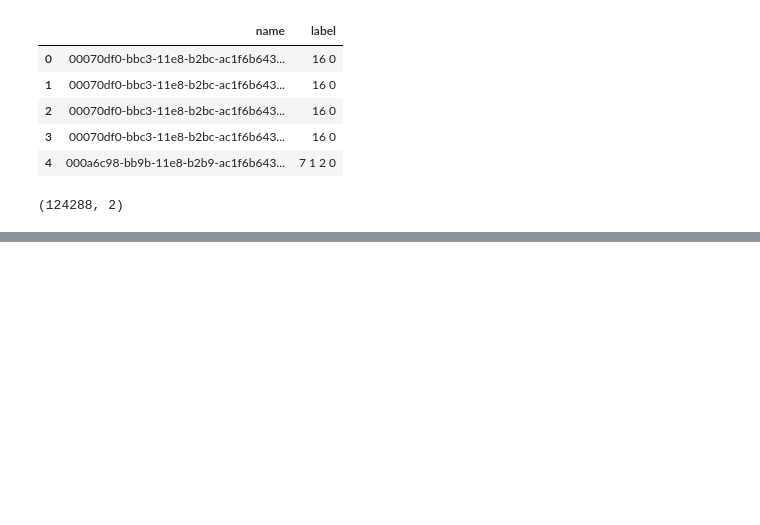
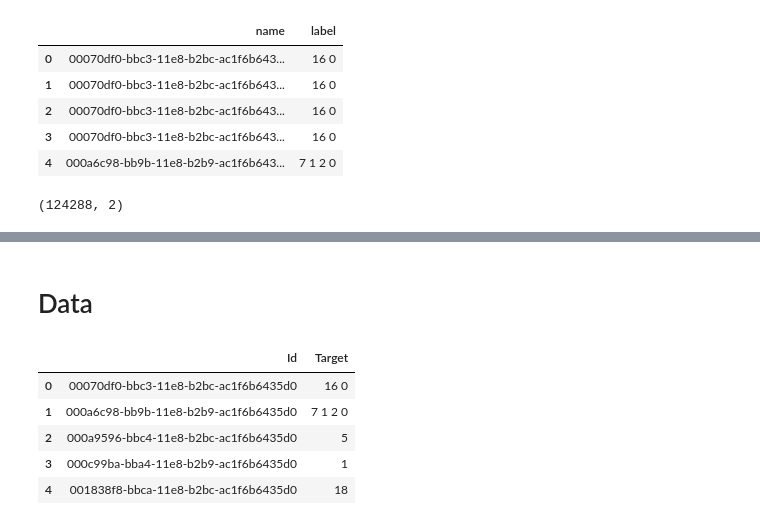
Before and after one commit to ChristophNeuner/human-protein-atlas-image-classification, a Jupyter notebook: hpaic.ipynb, the cells around one changed output, grey strips where cells are left out. Cells and saved outputs as stored; diff of their text form; code cells hidden in the pictures; blank space fills up the shorter version.

```diff
--- a/hpaic.ipynb
+++ b/hpaic.ipynb
@@ -112,0 +172,12 @@ stage1_data.show_batch(rows=5, figsize=(25,25))
+# %% [markdown]
+# Data
+# %%
+p = pd.read_csv(DP/TRAIN_CSV).head()
+p.head()
+# %% [output]
+|  | Id | Target |
+| 0 | 00070df0-bbc3-11e8-b2bc-ac1f6b6435d0 | 16 0 |
+| 1 | 000a6c98-bb9b-11e8-b2b9-ac1f6b6435d0 | 7 1 2 0 |
+| 2 | 000a9596-bbc4-11e8-b2bc-ac1f6b6435d0 | 5 |
+| 3 | 000c99ba-bba4-11e8-b2b9-ac1f6b6435d0 | 1 |
+| 4 | 001838f8-bbca-11e8-b2bc-ac1f6b6435d0 | 18 |
```
Also changed, not shown: parts of 22 cells of this notebook.
